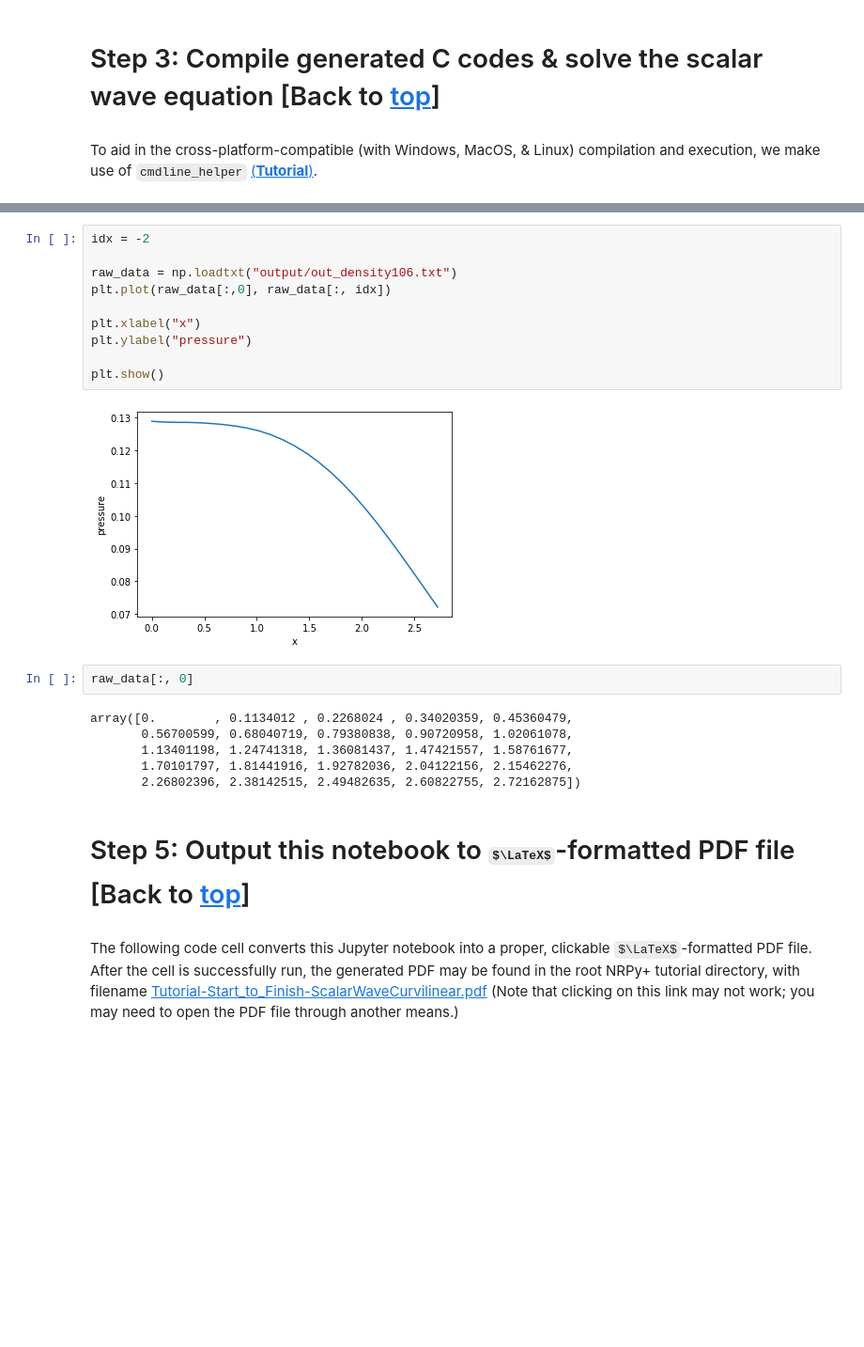
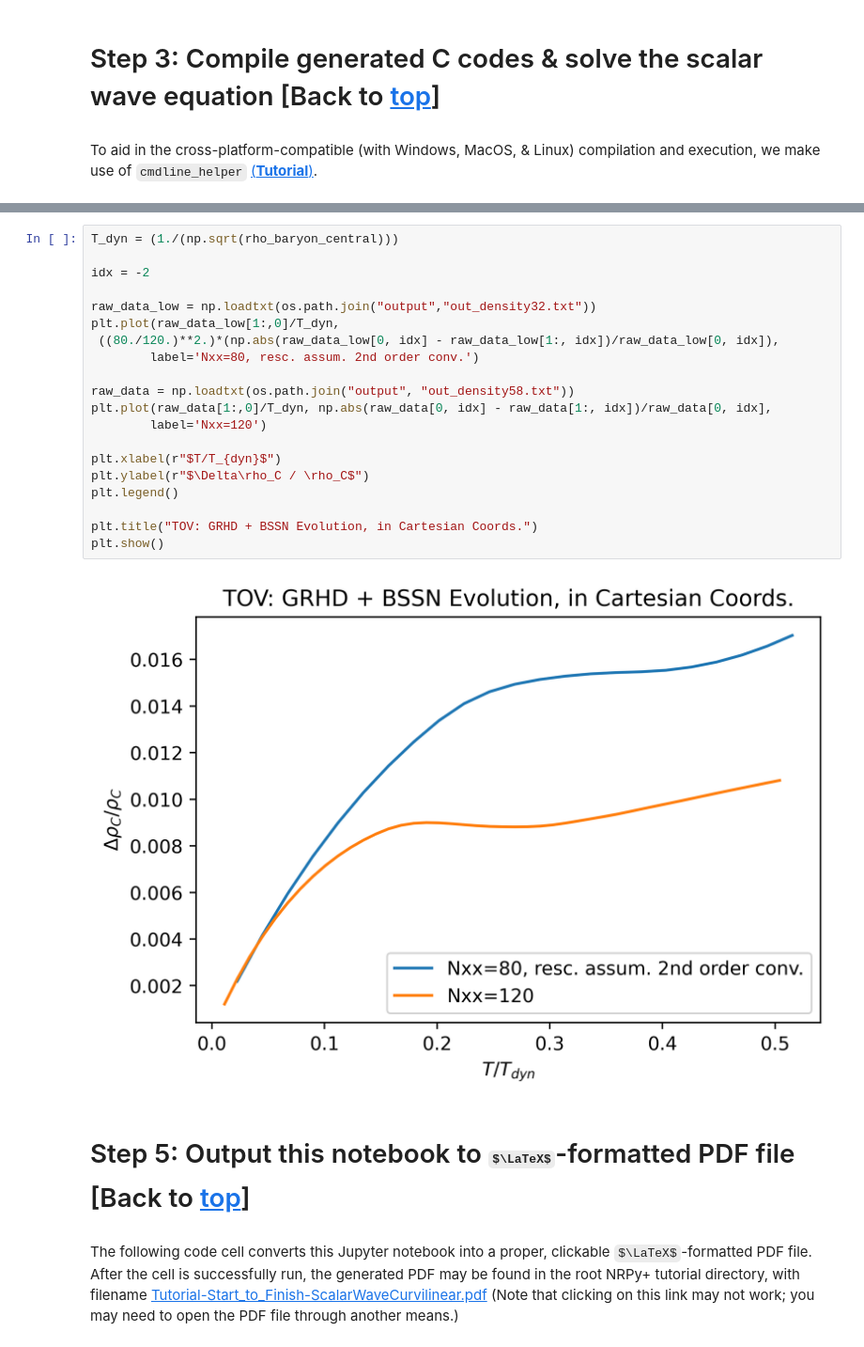
Before and after one commit to GRHayL/GRHayL, a Jupyter notebook: implementations/GRHayL_NRPy_IGM/Tutorial-GRHayL_NRPy_IGH_TOV_BSSN_EVOL.ipynb, the cells around one changed output, grey strips where cells are left out. Shown at 94% size. Drawn from its saved outputs; the diff is of its cells as text; some formulas as TeX source; blank space fills up the shorter version.

```diff
--- a/implementations/GRHayL_NRPy_IGM/Tutorial-GRHayL_NRPy_IGH_TOV_BSSN_EVOL.ipynb
+++ b/implementations/GRHayL_NRPy_IGM/Tutorial-GRHayL_NRPy_IGH_TOV_BSSN_EVOL.ipynb
@@ -2332,23 +2268,25 @@ plt.tight_layout(pad=4)
-# %%
-idx = -2
-
-raw_data = np.loadtxt("output/out_density106.txt")
-plt.plot(raw_data[:,0], raw_data[:, idx])
-
-plt.xlabel("x")
-plt.ylabel("pressure")
-
-plt.show()
-# %% [output]
-[figure, removed]
-# %%
-raw_data[:, 0]
-# %% [output]
-array([0.        , 0.1134012 , 0.2268024 , 0.34020359, 0.45360479,
-       0.56700599, 0.68040719, 0.79380838, 0.90720958, 1.02061078,
-       1.13401198, 1.24741318, 1.36081437, 1.47421557, 1.58761677,
-       1.70101797, 1.81441916, 1.92782036, 2.04122156, 2.15462276,
-       2.26802396, 2.38142515, 2.49482635, 2.60822755, 2.72162875])
+# %%
+T_dyn = (1./(np.sqrt(rho_baryon_central)))
+
+idx = -2
+
+raw_data_low = np.loadtxt(os.path.join("output","out_density32.txt"))
+plt.plot(raw_data_low[1:,0]/T_dyn,
+ ((80./120.)**2.)*(np.abs(raw_data_low[0, idx] - raw_data_low[1:, idx])/raw_data_low[0, idx]),
+        label='Nxx=80, resc. assum. 2nd order conv.')
+
+raw_data = np.loadtxt(os.path.join("output", "out_density58.txt"))
+plt.plot(raw_data[1:,0]/T_dyn, np.abs(raw_data[0, idx] - raw_data[1:, idx])/raw_data[0, idx],
+        label='Nxx=120')
+
+plt.xlabel(r"$T/T_{dyn}$")
+plt.ylabel(r"$\Delta\rho_C / \rho_C$")
+plt.legend()
+
+plt.title("TOV: GRHD + BSSN Evolution, in Cartesian Coords.")
+plt.show()
+# %% [output]
+[figure, added]
 # %% [markdown]
 <a id='latex_pdf_output'></a>
 
```
Also changed, not shown: parts of 16 cells of this notebook, 1 other file.
